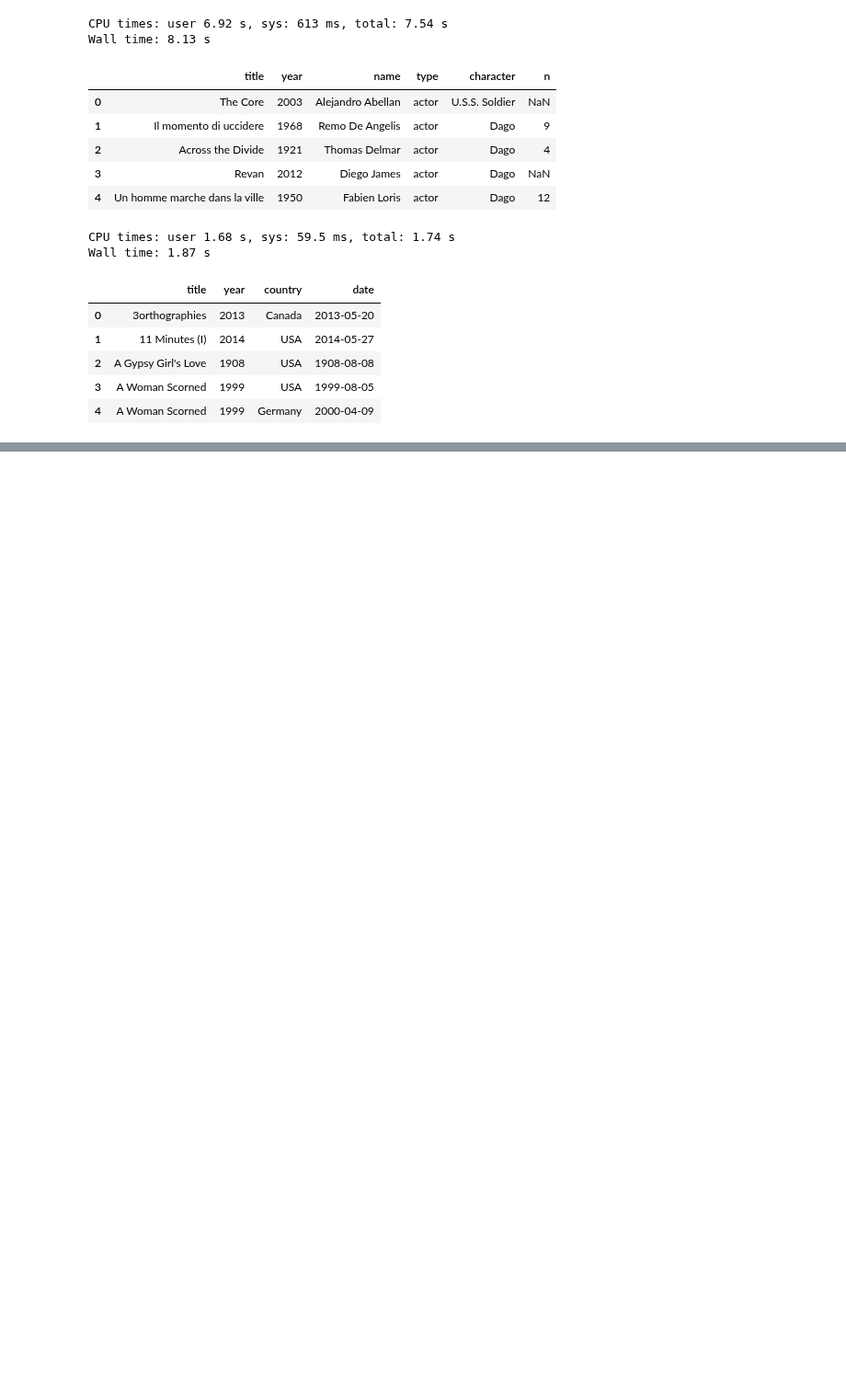
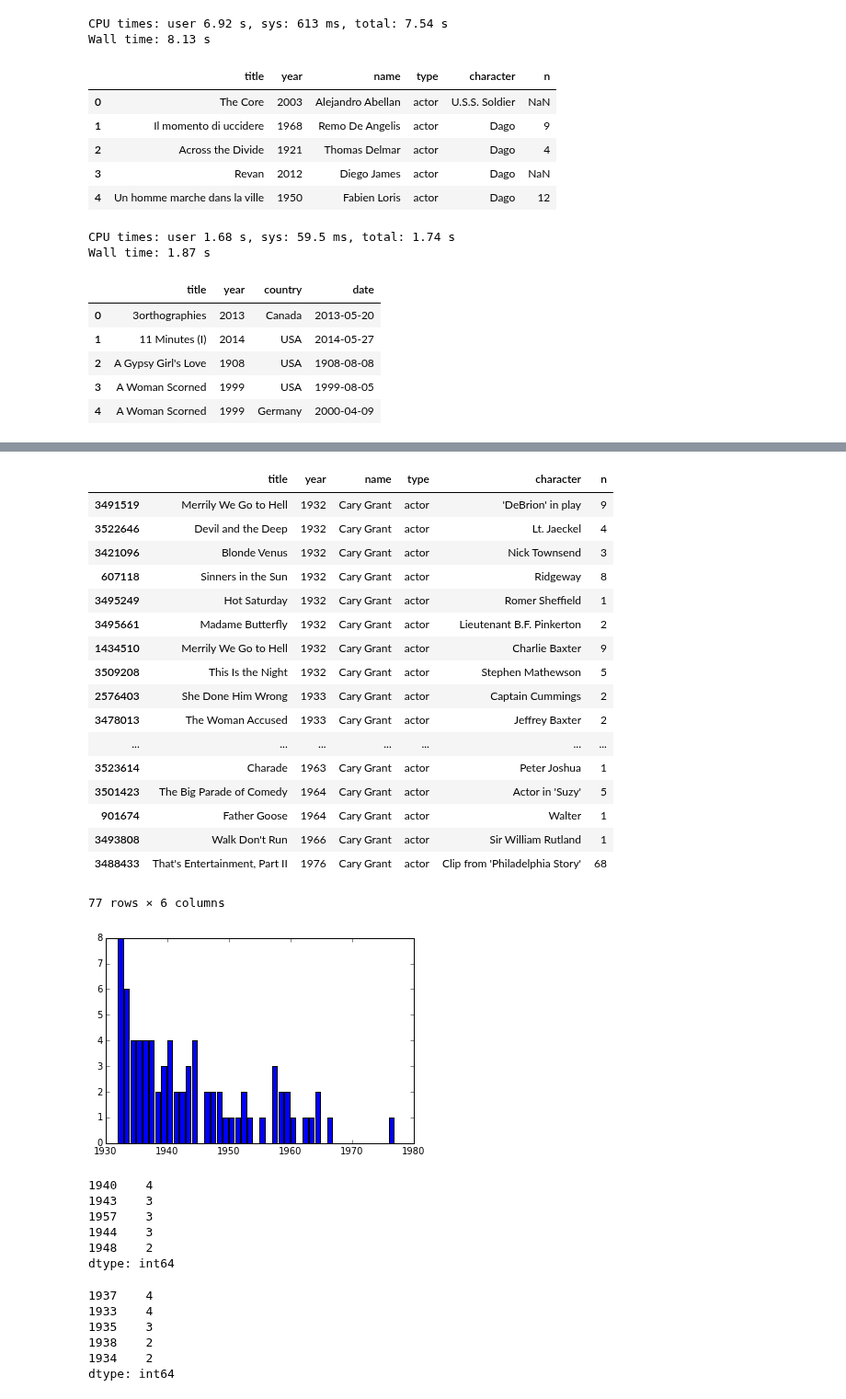
Before and after one commit to brandon-rhodes/pycon-pandas-tutorial, a Jupyter notebook: Solutions-3.ipynb, the cells around one changed output, grey strips where cells are left out. Shown at 92% size. Cells and saved outputs as stored; diff of their text form; code cells hidden in the pictures; blank space fills up the shorter version.

```diff
--- a/Solutions-3.ipynb
+++ b/Solutions-3.ipynb
@@ -39,0 +51,55 @@ release_dates.head()
+# %%
+c = cast
+c = c[c.name == 'Cary Grant']
+c = c[c.n.notnull()]
+c = c[c.character != 'Himself']
+y = c.year.value_counts()
+y.head()
+plt.bar(y.index, y)
+c.sort('year')
+# %% [output]
+|  | title | year | name | type | character | n |
+| 3491519 | Merrily We Go to Hell | 1932 | Cary Grant | actor | 'DeBrion' in play | 9 |
+| 3522646 | Devil and the Deep | 1932 | Cary Grant | actor | Lt. Jaeckel | 4 |
+| 3421096 | Blonde Venus | 1932 | Cary Grant | actor | Nick Townsend | 3 |
+| 607118 | Sinners in the Sun | 1932 | Cary Grant | actor | Ridgeway | 8 |
+| 3495249 | Hot Saturday | 1932 | Cary Grant | actor | Romer Sheffield | 1 |
+| 3495661 | Madame Butterfly | 1932 | Cary Grant | actor | Lieutenant B.F. Pinkerton | 2 |
+| 1434510 | Merrily We Go to Hell | 1932 | Cary Grant | actor | Charlie Baxter | 9 |
+| 3509208 | This Is the Night | 1932 | Cary Grant | actor | Stephen Mathewson | 5 |
+| 2576403 | She Done Him Wrong | 1933 | Cary Grant | actor | Captain Cummings | 2 |
+| 3478013 | The Woman Accused | 1933 | Cary Grant | actor | Jeffrey Baxter | 2 |
+| ... | ... | ... | ... | ... | ... | ... |
+| 3523614 | Charade | 1963 | Cary Grant | actor | Peter Joshua | 1 |
+| 3501423 | The Big Parade of Comedy | 1964 | Cary Grant | actor | Actor in 'Suzy' | 5 |
+| 901674 | Father Goose | 1964 | Cary Grant | actor | Walter | 1 |
+| 3493808 | Walk Don't Run | 1966 | Cary Grant | actor | Sir William Rutland | 1 |
+| 3488433 | That's Entertainment, Part II | 1976 | Cary Grant | actor | Clip from 'Philadelphia Story' | 68 |
+77 rows × 6 columns
+[figure, added]
+# %%
+c = cast
+c = c[c.name == 'Cary Grant']
+c = c[c.n == 1]
+y = c.year.value_counts()
+y.head()
+# %% [output]
+1940    4
+1943    3
+1957    3
+1944    3
+1948    2
+dtype: int64
+# %%
+c = cast
+c = c[c.name == 'Cary Grant']
+c = c[c.n == 2]
+y = c.year.value_counts()
+y.head()
+# %% [output]
+1937    4
+1933    4
+1935    3
+1938    2
+1934    2
+dtype: int64
```
Also changed, not shown: parts of 9 cells of this notebook, 2 other files.
